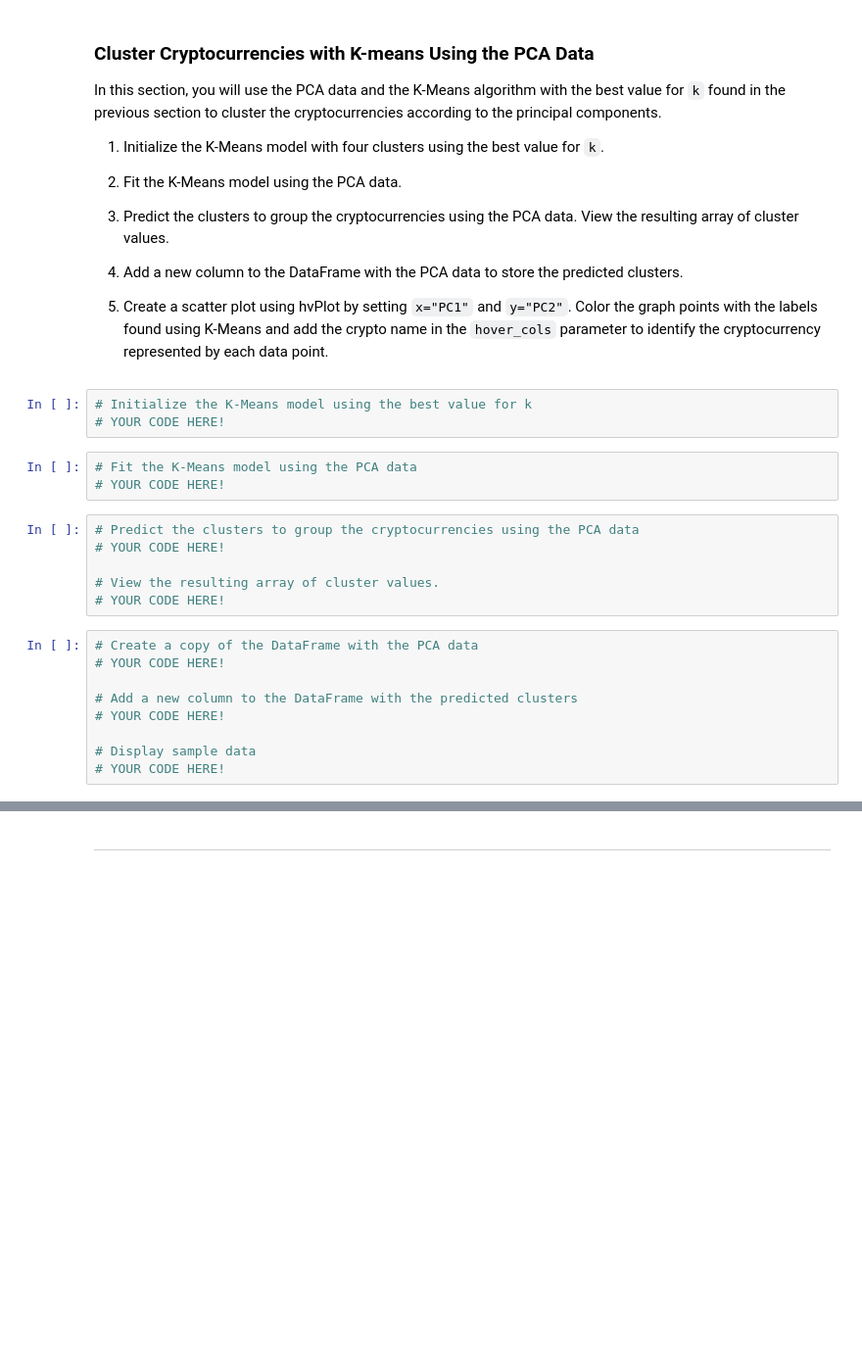
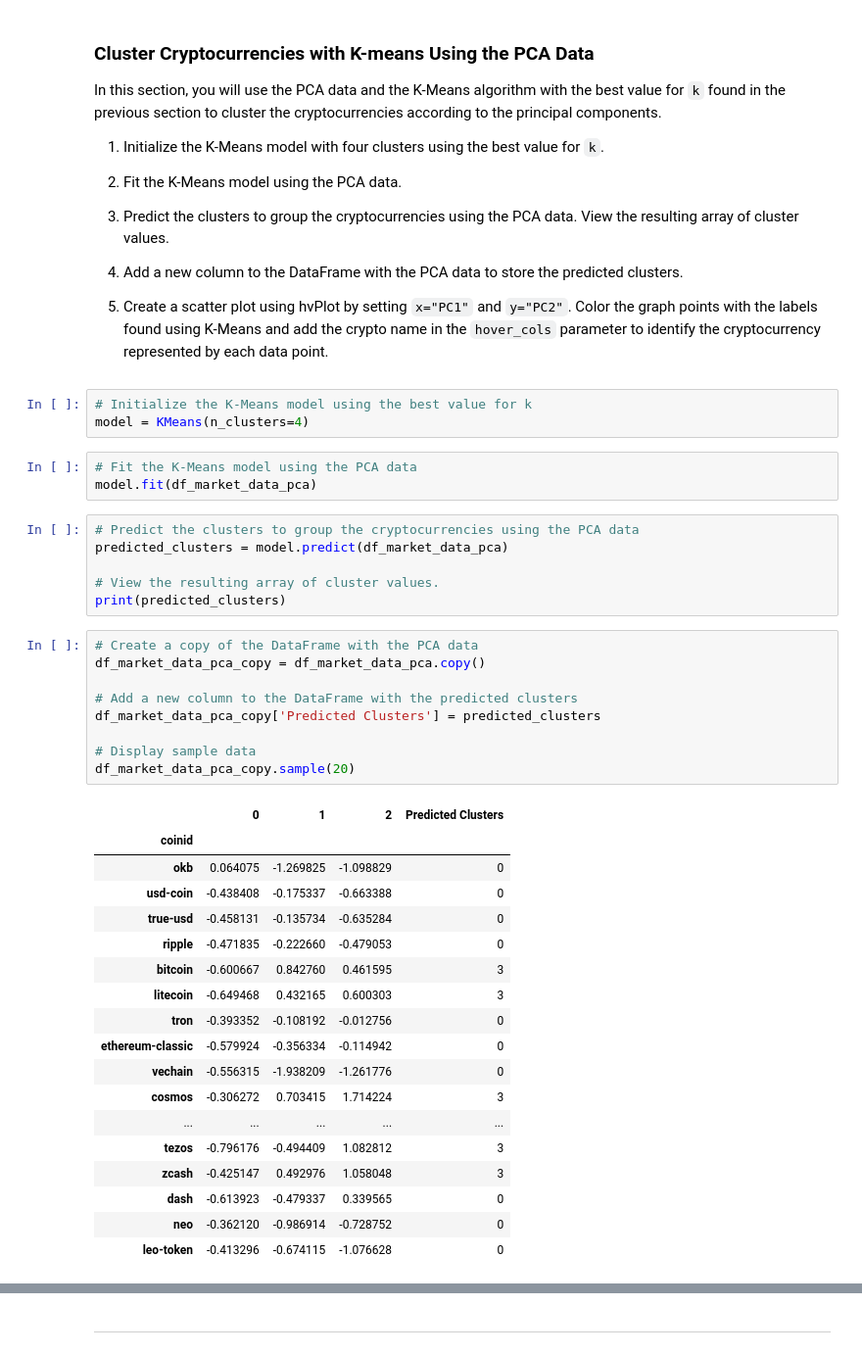
Before and after one commit to SZun/Crypto-Clustering, a Jupyter notebook: crypto_investments.ipynb, the cells around one changed output, grey strips where cells are left out. Shown: that part at 98% size. Saved outputs shown, nothing was run; the diff lists cells and outputs as text; blank space fills up the shorter version.

```diff
--- a/crypto_investments.ipynb
+++ b/crypto_investments.ipynb
@@ -377,22 +377,41 @@ In this section, you will use the PCA data and the K-Means algorithm with the be
 5. Create a scatter plot using hvPlot by setting `x="PC1"` and `y="PC2"`. Color the graph points with the labels found using K-Means and add the crypto name in the `hover_cols` parameter to identify the cryptocurrency represented by each data point.
 # %%
 # Initialize the K-Means model using the best value for k
-# YOUR CODE HERE!
+model = KMeans(n_clusters=4)
 # %%
 # Fit the K-Means model using the PCA data
-# YOUR CODE HERE!
+model.fit(df_market_data_pca)
 # %%
 # Predict the clusters to group the cryptocurrencies using the PCA data
-# YOUR CODE HERE!
+predicted_clusters = model.predict(df_market_data_pca)
 
 # View the resulting array of cluster values.
-# YOUR CODE HERE!
+print(predicted_clusters)
 # %%
 # Create a copy of the DataFrame with the PCA data
-# YOUR CODE HERE!
+df_market_data_pca_copy = df_market_data_pca.copy()
 
 # Add a new column to the DataFrame with the predicted clusters
-# YOUR CODE HERE!
+df_market_data_pca_copy['Predicted Clusters'] = predicted_clusters
 
 # Display sample data
-# YOUR CODE HERE!
+df_market_data_pca_copy.sample(20)
+# %% [output]
+|  | 0 | 1 | 2 | Predicted Clusters |
+| coinid |  |  |  |  |
+| okb | 0.064075 | -1.269825 | -1.098829 | 0 |
+| usd-coin | -0.438408 | -0.175337 | -0.663388 | 0 |
+| true-usd | -0.458131 | -0.135734 | -0.635284 | 0 |
+| ripple | -0.471835 | -0.222660 | -0.479053 | 0 |
+| bitcoin | -0.600667 | 0.842760 | 0.461595 | 3 |
+| litecoin | -0.649468 | 0.432165 | 0.600303 | 3 |
+| tron | -0.393352 | -0.108192 | -0.012756 | 0 |
+| ethereum-classic | -0.579924 | -0.356334 | -0.114942 | 0 |
+| vechain | -0.556315 | -1.938209 | -1.261776 | 0 |
+| cosmos | -0.306272 | 0.703415 | 1.714224 | 3 |
+| ... | ... | ... | ... | ... |
+| tezos | -0.796176 | -0.494409 | 1.082812 | 3 |
+| zcash | -0.425147 | 0.492976 | 1.058048 | 3 |
+| dash | -0.613923 | -0.479337 | 0.339565 | 0 |
+| neo | -0.362120 | -0.986914 | -0.728752 | 0 |
+| leo-token | -0.413296 | -0.674115 | -1.076628 | 0 |
```
Also changed, not shown: parts of 6 cells of this notebook.
